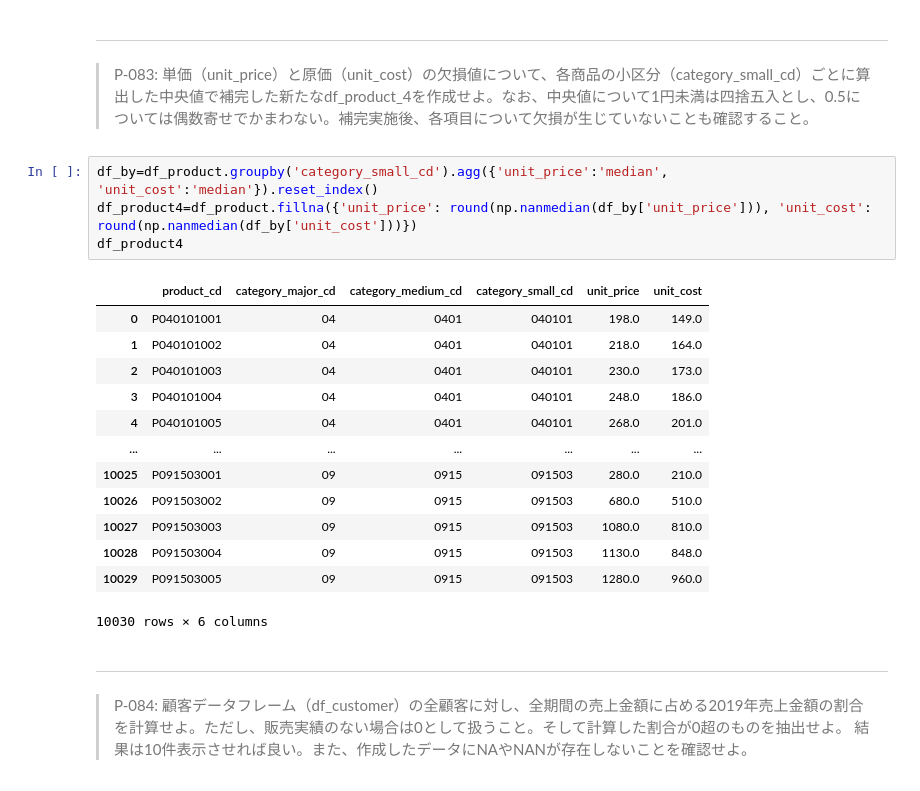
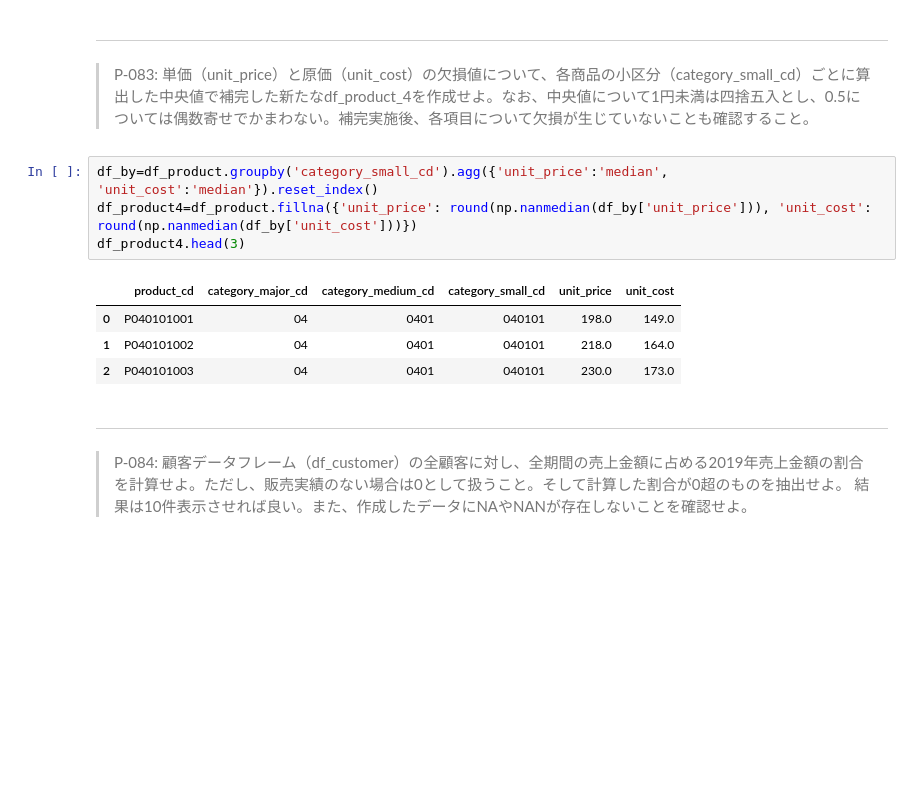
Before and after one commit to skyeanka/100knocks-preprocess, a Jupyter notebook: docker/work/preprocess_knock_Python.ipynb, the cells around one changed output. Saved outputs shown, nothing was run; the diff lists cells and outputs as text; blank space fills up the shorter version.

```diff
--- a/docker/work/preprocess_knock_Python.ipynb
+++ b/docker/work/preprocess_knock_Python.ipynb
@@ -1420,21 +1460,12 @@ df_product3
 # %%
 df_by=df_product.groupby('category_small_cd').agg({'unit_price':'median', 'unit_cost':'median'}).reset_index()
 df_product4=df_product.fillna({'unit_price': round(np.nanmedian(df_by['unit_price'])), 'unit_cost': round(np.nanmedian(df_by['unit_cost']))})
-df_product4
+df_product4.head(3)
 # %% [output]
 |  | product_cd | category_major_cd | category_medium_cd | category_small_cd | unit_price | unit_cost |
 | 0 | P040101001 | 04 | 0401 | 040101 | 198.0 | 149.0 |
 | 1 | P040101002 | 04 | 0401 | 040101 | 218.0 | 164.0 |
 | 2 | P040101003 | 04 | 0401 | 040101 | 230.0 | 173.0 |
-| 3 | P040101004 | 04 | 0401 | 040101 | 248.0 | 186.0 |
-| 4 | P040101005 | 04 | 0401 | 040101 | 268.0 | 201.0 |
-| ... | ... | ... | ... | ... | ... | ... |
-| 10025 | P091503001 | 09 | 0915 | 091503 | 280.0 | 210.0 |
-| 10026 | P091503002 | 09 | 0915 | 091503 | 680.0 | 510.0 |
-| 10027 | P091503003 | 09 | 0915 | 091503 | 1080.0 | 810.0 |
-| 10028 | P091503004 | 09 | 0915 | 091503 | 1130.0 | 848.0 |
-| 10029 | P091503005 | 09 | 0915 | 091503 | 1280.0 | 960.0 |
-10030 rows × 6 columns
 # %% [markdown]
 ---
 > P-084: 顧客データフレーム（df_customer）の全顧客に対し、全期間の売上金額に占める2019年売上金額の割合を計算せよ。ただし、販売実績のない場合は0として扱うこと。そして計算した割合が0超のものを抽出せよ。 結果は10件表示させれば良い。また、作成したデータにNAやNANが存在しないことを確認せよ。
```
Also changed, not shown: parts of 8 cells of this notebook, 1 other file.
